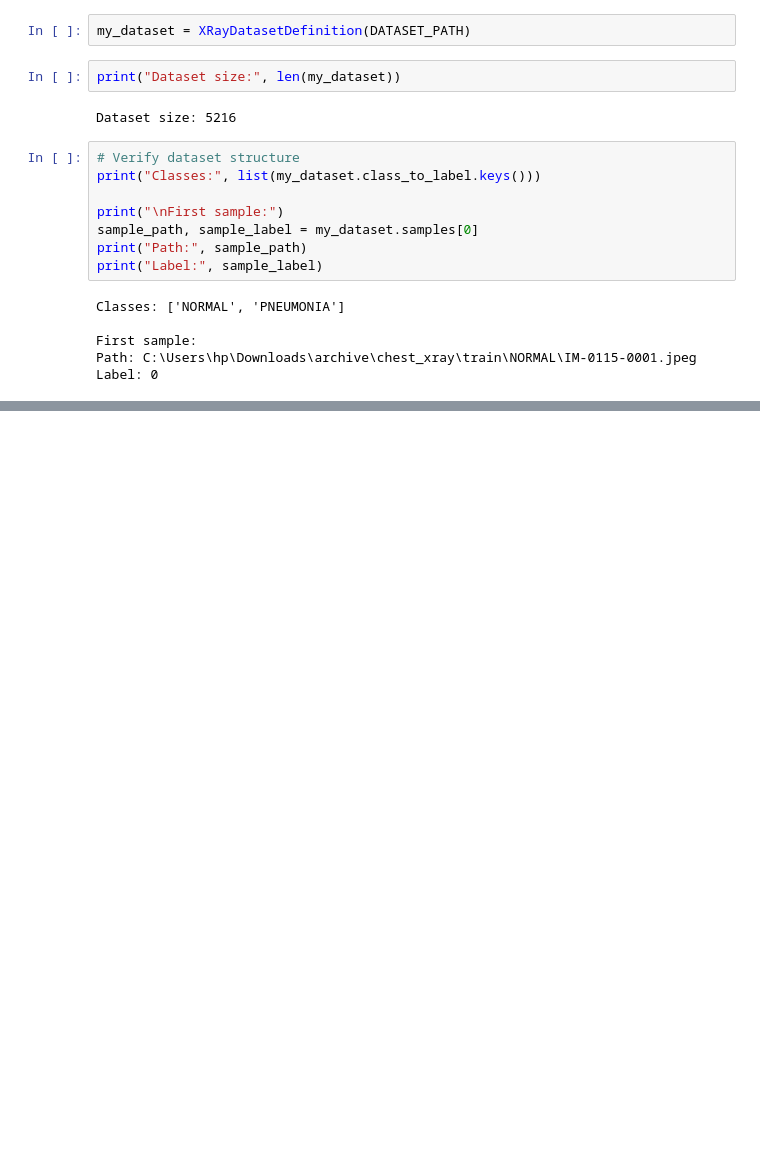
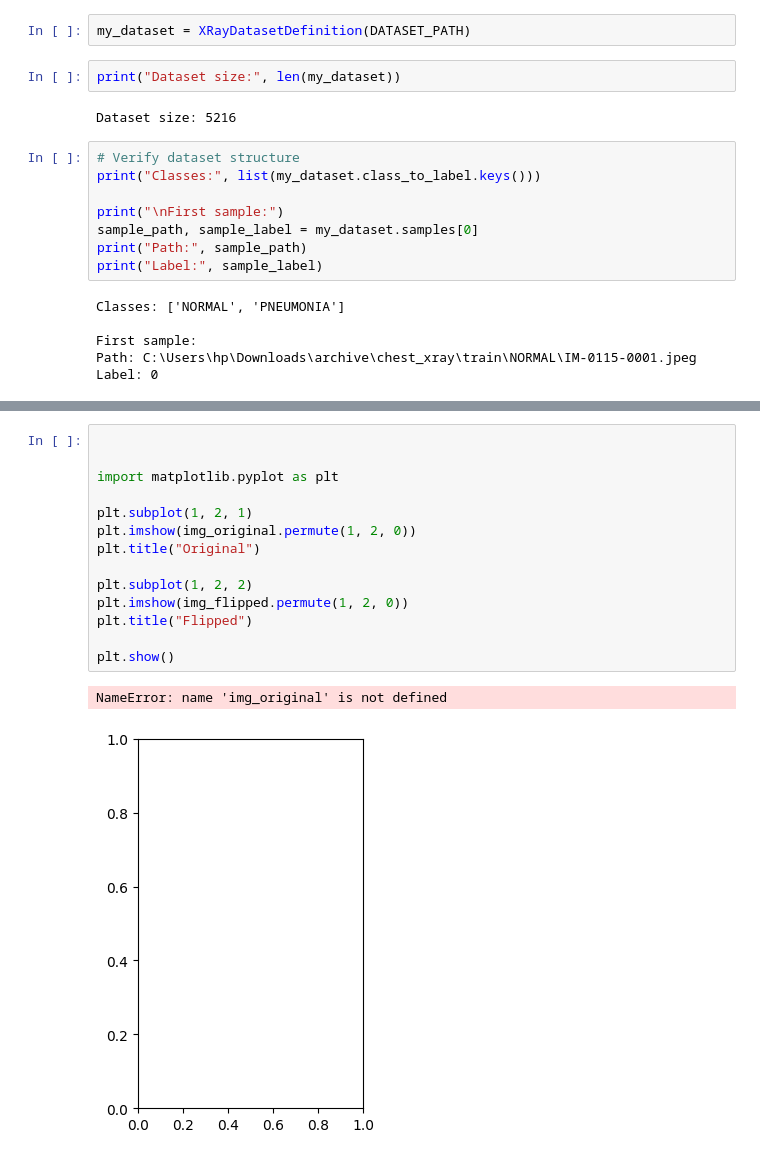
Before and after one commit to shivangi2002/xray-data-pipeline, a Jupyter notebook: xray_pipeline.ipynb, the cells around one changed output, grey strips where cells are left out. Saved outputs shown, nothing was run; the diff lists cells and outputs as text; blank space fills up the shorter version.

```diff
--- a/xray_pipeline.ipynb
+++ b/xray_pipeline.ipynb
@@ -40,0 +91,17 @@ Image size: (224, 224)
+# %%
+
+
+import matplotlib.pyplot as plt
+
+plt.subplot(1, 2, 1)
+plt.imshow(img_original.permute(1, 2, 0))
+plt.title("Original")
+
+plt.subplot(1, 2, 2)
+plt.imshow(img_flipped.permute(1, 2, 0))
+plt.title("Flipped")
+
+plt.show()
+# %% [output]
+NameError: name 'img_original' is not defined
+[figure, added]
```
Also changed, not shown: parts of 4 cells of this notebook, 1 other file.
